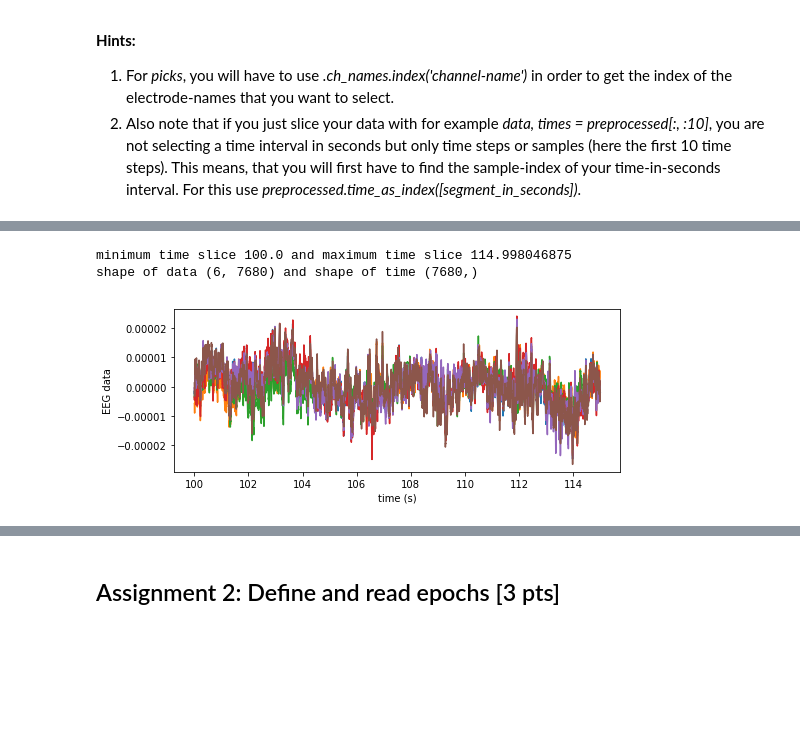
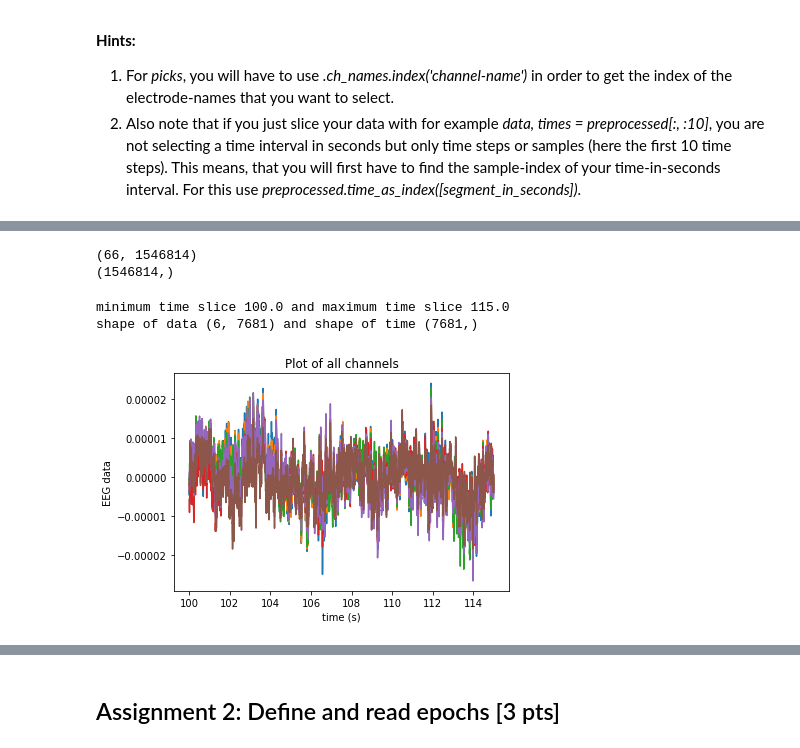
Before and after one commit to NBP-ACC/week-10-acc10, a Jupyter notebook: Sheet08.ipynb, the cells around one changed output, grey strips where cells are left out. Cells and saved outputs as stored; diff of their text form; code cells hidden in the pictures; blank space fills up the shorter version.

```diff
--- a/Sheet08.ipynb
+++ b/Sheet08.ipynb
@@ -170,26 +144,59 @@ print(ch_select)
+# %%
+# acces all data:
+data_all, times_all = preprocessed[:]
+print(data_all.shape)
+print(times_all.shape)
+# %% [output]
+(66, 1546814)
+(1546814,)
 # %%
 # write a function that plots the segment of the data, given a certain time-interval and a list of channels
 
-def plotSegment(segment, channels):
+def plotSegment(segment, channels, mainPlot=False):
+
     # choose a data segment between 100s to 115s
-    start, stop = channels.time_as_index(segment)
-    data, times = channels[:, start:stop]
+    start, stop = preprocessed.time_as_index(segment)
 
-    # in order to check whether you sliced your data correctly, print:
-    print('minimum time slice {} and maximum time slice {}'.format(times.min(), times.max()))
+    # plotting all channels together
+    if mainPlot:
+        # get all indices of the channels
+        indices = []
+        for channel in channels:
+            indices.append(preprocessed.ch_names.index(channel))
 
-    print('shape of data {} and shape of time {}'.format(data.shape, times.shape))
+        # slicing of the data
+        data, times = preprocessed[indices, start:stop+1]
 
-    # creates a figure for ploting
-    fig, axs = plt.subplots(1, 1, figsize=(8,3))
-    # plots the data of the time segments
-    axs.plot(times, data.T)
-    axs.set(xlabel='time (s)', ylabel=('EEG data'))
+        # plot the channels
+        plt.plot(times, data.T)
+        plt.title('Plot of all channels')
+        plt.xlabel('time (s)')
+        plt.ylabel('EEG data')
+
+        # in order to check whether you sliced your data correctly, print:
+        print('minimum time slice {} and maximum time slice {}'.format(times.min(), times.max()))
+
+        print('shape of data {} and shape of time {}'.format(data.shape, times.shape))
+
+
+    # we want to plot each channel seperately
+    else:
+        # slice the data for each channel
+        for channel in channels:
+            index = preprocessed.ch_names.index(channel)
+            data, times = preprocessed[index, start:stop+1]
+
+            fig, ax = plt.subplots(1,1, figsize=(6,3))
+            ax.plot(times, data.T)
+            ax.set(title=channel, xlabel='time (s)', ylabel='EEG Data')
+
 
     return
 
-plotSegment([100,115], ch_select)
+# plot all channels together
+ch_select = ['F1', 'Fz', 'F2', 'FC1', 'FCz', 'FC2']
+plotSegment([100,115], ch_select, mainPlot=True)
 # %% [output]
-minimum time slice 100.0 and maximum time slice 114.998046875
-shape of data (6, 7680) and shape of time (7680,)
+minimum time slice 100.0 and maximum time slice 115.0
+shape of data (6, 7681) and shape of time (7681,)
-[figure, old version]
+[figure, new version]
```
Also changed, not shown: parts of 15 cells of this notebook.
